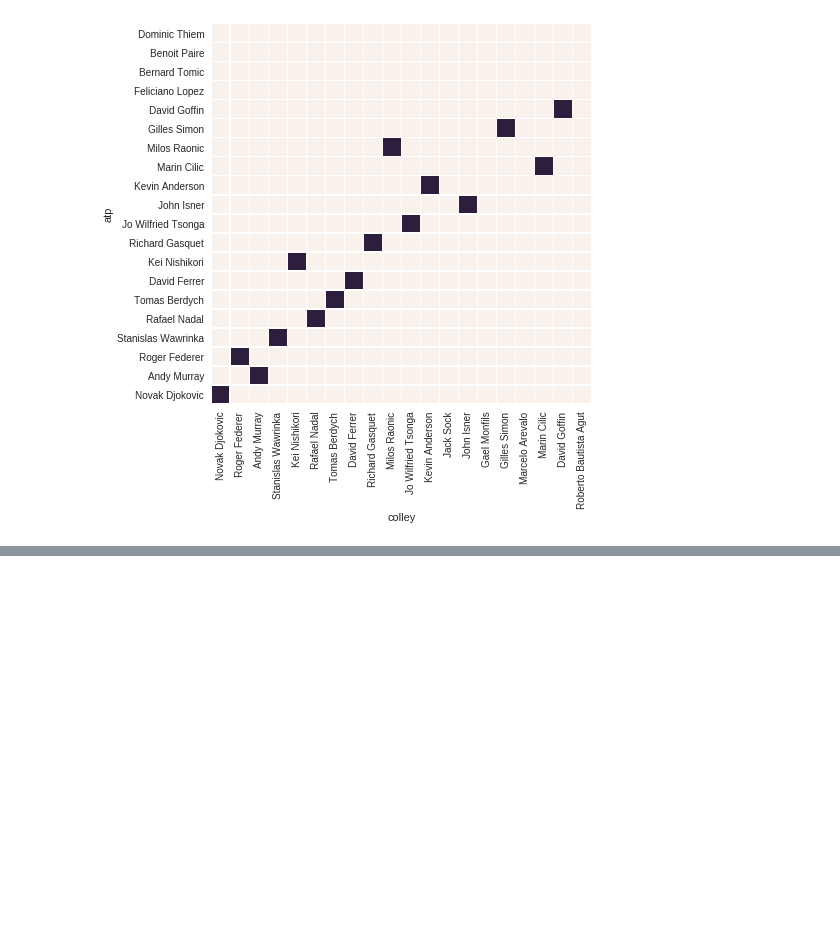
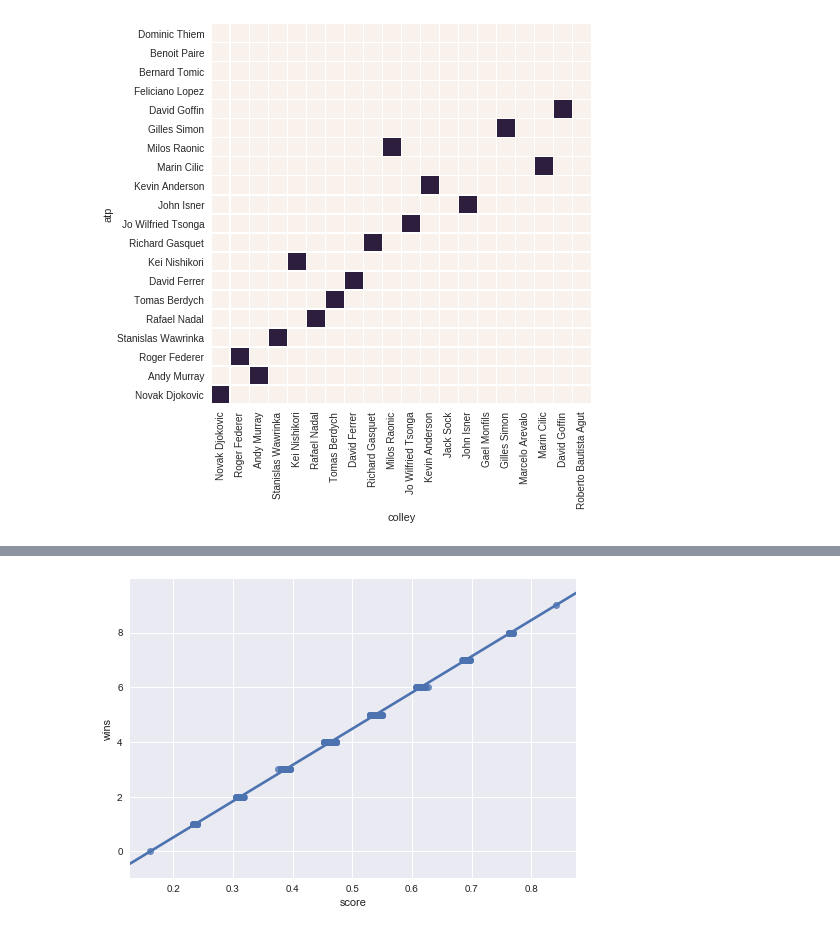
Before and after one commit to smcsicardi/metnum-tp1, a Jupyter notebook: src/grafiquitos.ipynb, the cells around one changed output, grey strips where cells are left out. Saved outputs shown, nothing was run; the diff lists cells and outputs as text; code cells hidden in the pictures; blank space fills up the shorter version.

```diff
--- a/src/grafiquitos.ipynb
+++ b/src/grafiquitos.ipynb
@@ -228,0 +246,6 @@ plt.savefig('imagenes/ranking.png', format='png', bbox_inches = 'tight', dpi = 2
+# %%
+df = pd.read_csv('tests/force.final')
+g = sns.regplot(x="score", y="wins", data=df)
+plt.savefig('imagenes/wins_score-regplot.png', format='png', bbox_inches = 'tight', dpi = 200)
+# %% [output]
+[figure, added]
```
Also changed, not shown: parts of 3 cells of this notebook.
